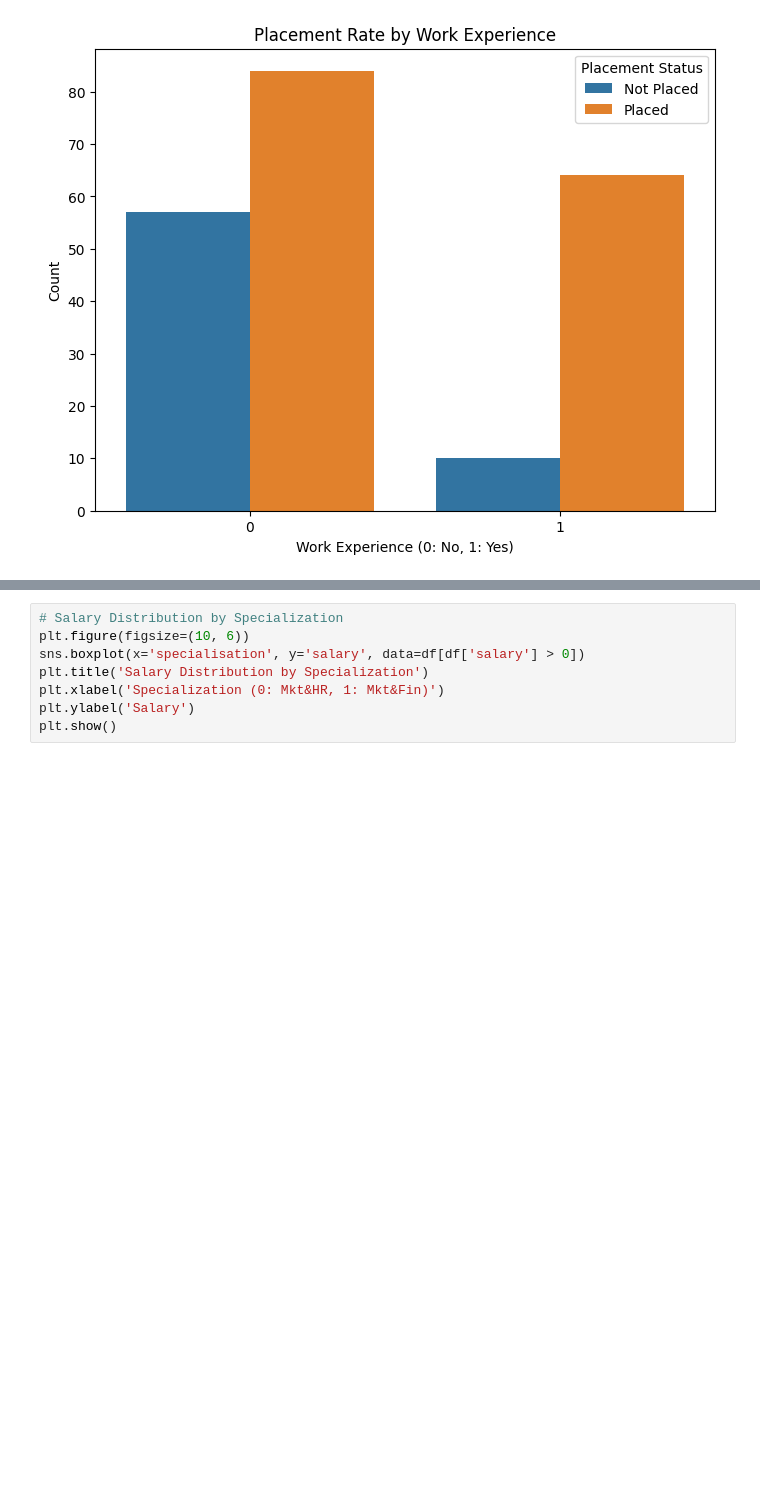
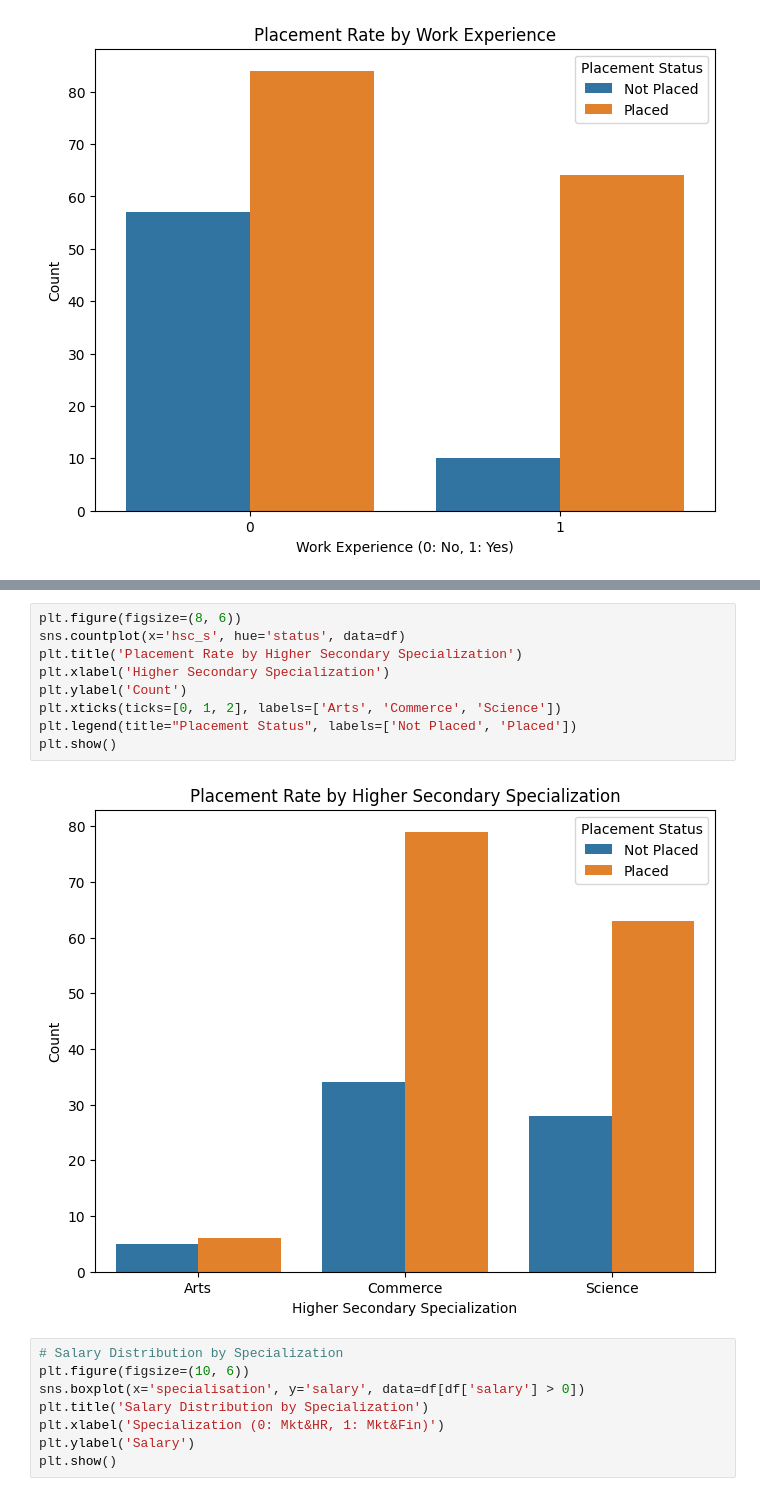
Before and after one commit to MashaNilu/IS4116-data-analysis-script, a Jupyter notebook: main.ipynb, the cells around one changed output, grey strips where cells are left out. Saved outputs shown, nothing was run; the diff lists cells and outputs as text; blank space fills up the shorter version.

```diff
--- a/main.ipynb
+++ b/main.ipynb
@@ -189,3 +204,14 @@ plt.show()
+# %%
+plt.figure(figsize=(8, 6))
+sns.countplot(x='hsc_s', hue='status', data=df)
+plt.title('Placement Rate by Higher Secondary Specialization')
+plt.xlabel('Higher Secondary Specialization')
+plt.ylabel('Count')
+plt.xticks(ticks=[0, 1, 2], labels=['Arts', 'Commerce', 'Science'])
+plt.legend(title="Placement Status", labels=['Not Placed', 'Placed'])
+plt.show()
+# %% [output]
+[figure, added]
 # %%
 # Salary Distribution by Specialization
 plt.figure(figsize=(10, 6))
```
Also changed, not shown: parts of 12 cells of this notebook.
